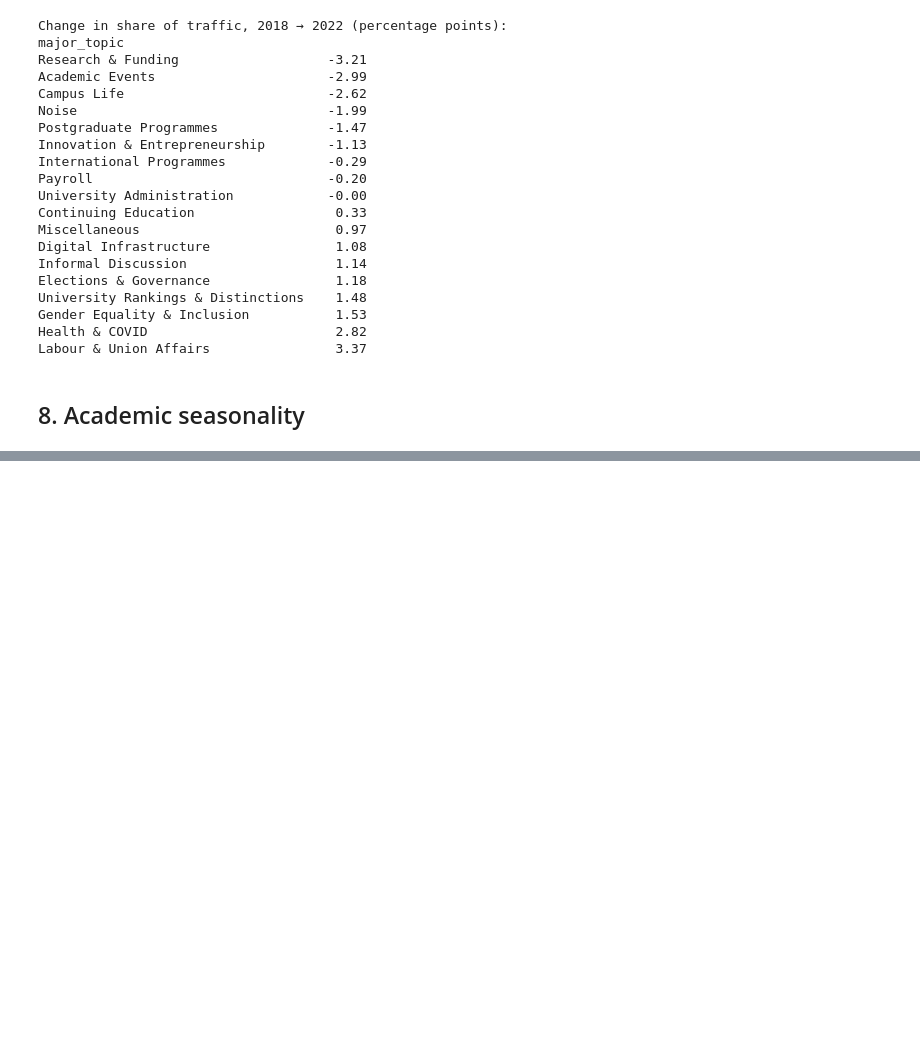
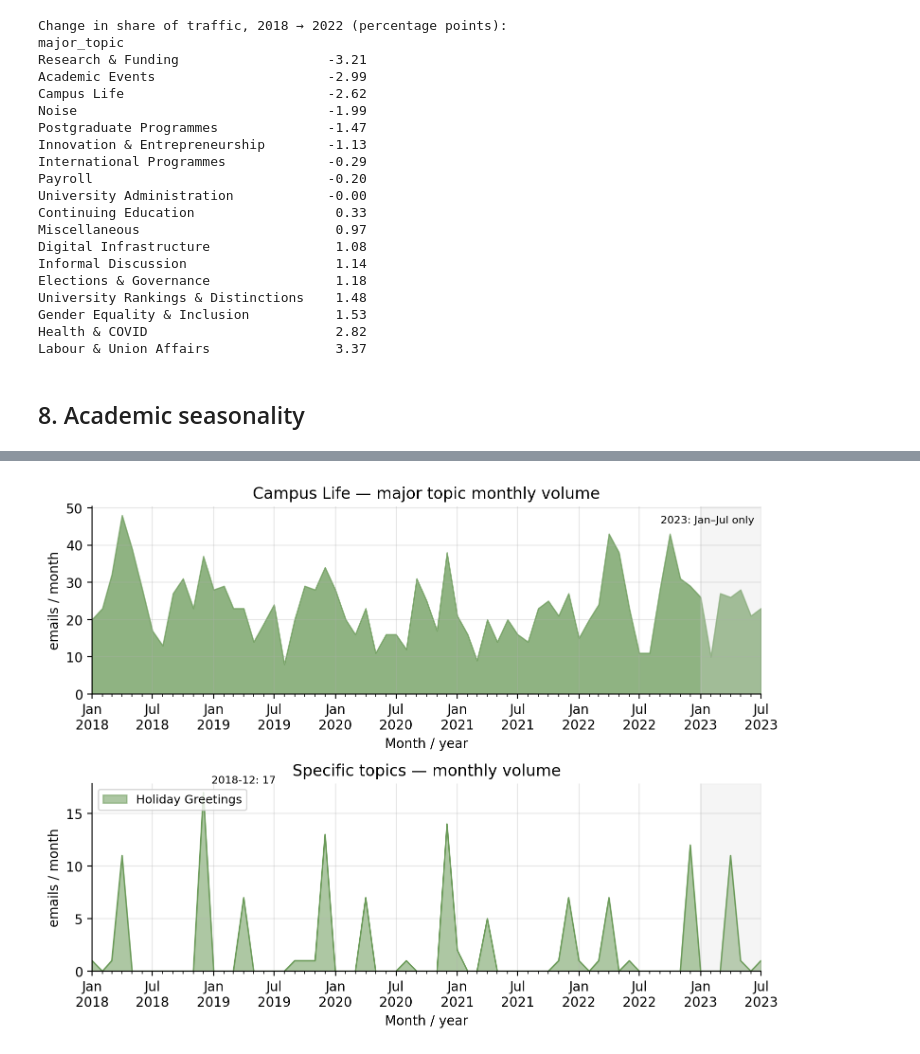
Before and after one commit to dimitrisp1/Diplomatiki_Final, a Jupyter notebook: 10_temporal_analysis.ipynb, the cells around one changed output, grey strips where cells are left out. Saved outputs shown, nothing was run; the diff lists cells and outputs as text; code cells hidden in the pictures; blank space fills up the shorter version.

```diff
--- a/10_temporal_analysis.ipynb
+++ b/10_temporal_analysis.ipynb
@@ -244,0 +263,95 @@ Date_parsed
+# %%
+import matplotlib.dates as mdates
+
+def month_year_axis(ax):
+    ax.xaxis.set_major_locator(mdates.MonthLocator(bymonth=[1, 7]))
+    ax.xaxis.set_major_formatter(mdates.DateFormatter("%b\n%Y"))
+    ax.xaxis.set_minor_locator(mdates.MonthLocator())
+    ax.set_xlabel("Month / year")
+    ax.tick_params(axis="x", labelsize=10)
+
+
+topic_cases = [
+    {"key": "holiday_greetings", "major": "Campus Life",
+     "specific": ["Holiday Greetings"], "kind": "seasonality", "color": "#6a9a58"},
+    {"key": "msc_admissions", "major": "Postgraduate Programmes",
+     "specific": ["MSc Programme Calls & Admissions"], "kind": "seasonality", "color": "#8064a2"},
+    {"key": "thesis_defenses", "major": "Academic Events",
+     "specific": ["Master's Thesis Presentations", "PhD Defense Announcements"],
+     "kind": "academic calendar", "color": "#4472a8"},
+    {"key": "restructuring", "major": "University Administration",
+     "specific": ["Senate Decisions & University Restructuring Debates"],
+     "kind": "event", "color": "#c0504d"},
+    {"key": "gender_equality", "major": "Gender Equality & Inclusion",
+     "specific": ["Gender Equality Committee Events & Announcements"],
+     "kind": "emergence", "color": "#b17d35"},
+]
+
+all_months = pd.period_range(df["Month"].min(), df["Month"].max(), freq="M")
+monthly_total = df.groupby("Month").size().reindex(all_months, fill_value=0)
+full_years = df[df["Date_parsed"].dt.year.between(2018, 2022)].copy()
+calendar_total = full_years.groupby(full_years["Date_parsed"].dt.month).size().reindex(range(1, 13))
+summary_rows, monthly_rows, annual_rows = [], [], []
+for case in topic_cases:
+    parent = df[df["major_topic"] == case["major"]]
+    fig, axes = plt.subplots(2, 1, figsize=(8, 6), sharex=True)
+    major_monthly = parent.groupby("Month").size().reindex(all_months, fill_value=0)
+    axes[0].fill_between(all_months.to_timestamp(), major_monthly.values,
+                         color=case["color"], alpha=0.75)
+    axes[0].set_title(case["major"] + " — major topic monthly volume")
+    axes[0].set_ylabel("emails / month")
+    for j, specific in enumerate(case["specific"]):
+        sub = parent[parent["specific_topic"] == specific]
+        s = sub.groupby("Month").size().reindex(all_months, fill_value=0)
+        color = case["color"] if j == 0 else "#cf8e45"
+        axes[1].fill_between(all_months.to_timestamp(), s.values,
+                             color=color, alpha=0.55, label=specific)
+        axes[1].plot(all_months.to_timestamp(), s.values, color=color, lw=1)
+        peak = s.idxmax()
+        axes[1].annotate(f"{peak}: {int(s.max())}",
+                         xy=(peak.to_timestamp(), s.max()), xytext=(6, 7),
+                         textcoords="offset points", fontsize=8)
+        sub_full = sub[sub["Date_parsed"].dt.year.between(2018, 2022)]
+        cal = sub_full.groupby(sub_full["Date_parsed"].dt.month).size().reindex(range(1, 13), fill_value=0)
+        cal_share = cal.div(calendar_total) * 100
+        year_peaks = []
+        for year, group in sub_full.groupby(sub_full["Date_parsed"].dt.year):
+            counts = group.groupby(group["Date_parsed"].dt.month).size()
+            year_peaks.append(f"{year}:{int(counts.idxmax()):02d}")
+        summary_rows.append({"major_topic": case["major"], "specific_topic": specific,
+                             "pattern": case["kind"], "n": len(sub),
+                             "peak_month": str(peak), "peak_count": int(s.max()),
+                             "peak_calendar_month_full_years": int(cal_share.idxmax()),
+                             "peak_share_full_years_pct": float(cal_share.max()),
+                             "annual_peak_months": " | ".join(year_peaks)})
+        for month, count in s.items():
+            monthly_rows.append({"Month": str(month), "major_topic": case["major"],
+                                 "specific_topic": specific, "count": int(count),
+                                 "share_all_emails_pct": float(count / monthly_total[month] * 100)
+                                 if monthly_total[month] else np.nan})
+        for year, count in sub.groupby(sub["Date_parsed"].dt.year).size().items():
+            annual_rows.append({"Year": int(year), "specific_topic": specific, "count": int(count)})
+    axes[1].set_title("Specific topics — monthly volume")
+    axes[1].set_ylabel("emails / month")
+    axes[1].legend(loc="upper left", fontsize=9)
+    for ax in axes:
+        month_year_axis(ax)
+        ax.set_ylim(bottom=0)
+        ax.set_xlim(all_months[0].to_timestamp(), all_months[-1].to_timestamp())
+        ax.axvspan(pd.Timestamp("2023-01-01"), all_months[-1].to_timestamp(),
+                   color="#d9d9d9", alpha=0.25)
+    axes[0].text(0.99, 0.95, "2023: Jan–Jul only", transform=axes[0].transAxes,
+                 ha="right", va="top", fontsize=8)
+    axes[0].tick_params(axis="x", labelbottom=True)
+    plt.tight_layout()
+    plt.savefig("fig_temporal_" + case["key"] + ".png", bbox_inches="tight")
+    plt.show()
+    plt.close(fig)
+
+temporal_cases = pd.DataFrame(summary_rows)
+temporal_cases.to_csv("temporal_cases_summary.csv", index=False, encoding="utf-8-sig")
+pd.DataFrame(monthly_rows).to_csv("temporal_cases_monthly.csv", index=False, encoding="utf-8-sig")
+pd.DataFrame(annual_rows).to_csv("temporal_cases_annual.csv", index=False, encoding="utf-8-sig")
+print(temporal_cases[["specific_topic", "n", "peak_month", "peak_count"]].to_string(index=False))
+# %% [output]
+[figure, added]
```
Also changed, not shown: parts of 9 cells of this notebook, 5 other files.
